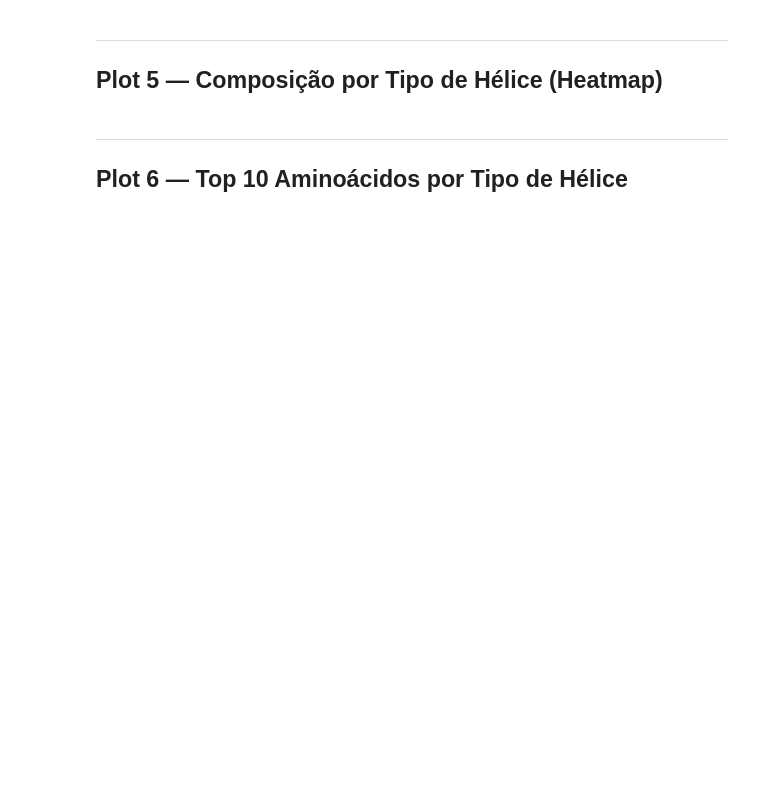
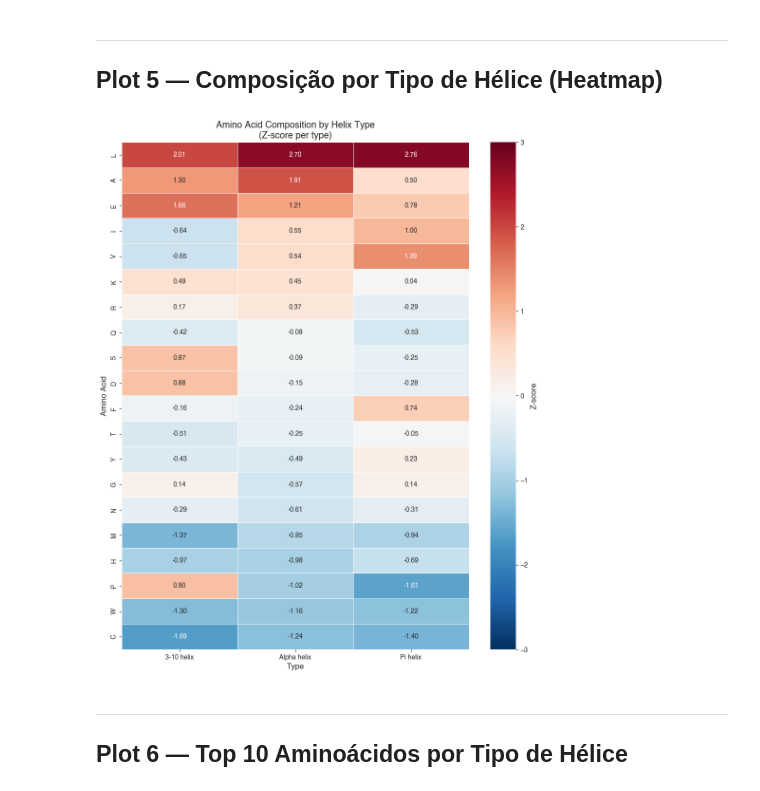
Before and after one commit to madsondeluna/evo-hex, a Jupyter notebook: plots.ipynb, the cells around one changed output. Cells and saved outputs as stored; diff of their text form; code cells hidden in the pictures; blank space fills up the shorter version.

```diff
--- a/plots.ipynb
+++ b/plots.ipynb
@@ -392,27 +406,29 @@ plt.show()
 # %%
 # ── Estilo ────────────────────────────────────────────────────────────────────
 figsize     = (10, 12)
 cmap        = 'RdBu_r'
 annot_fmt   = '.2f'
 line_widths = 0.5
 
 # ── Plot ──────────────────────────────────────────────────────────────────────
 from scipy.stats import zscore as _zscore
 
 pivot = composition_df.pivot(index='AA', columns='Helix_Name', values='Frequency')
 if 'Alpha helix' in pivot.columns:
     pivot = pivot.sort_values('Alpha helix', ascending=False)
 pivot = pivot / 100
 pivot_z = pivot.apply(_zscore, axis=0)   # z-score por tipo de hélice (coluna)
 
 fig, ax = plt.subplots(figsize=figsize)
 sns.heatmap(pivot_z, annot=True, fmt=annot_fmt, cmap=cmap, center=0, vmin=-3, vmax=3,
             cbar_kws={'label': 'Z-score'}, linewidths=line_widths, ax=ax)
 ax.set_title('Amino Acid Composition by Helix Type\n(Z-score per type)', fontsize=FONT_TITLE, fontweight='bold')
-ax.set_ylabel('Amino Acid'); ax.set_xlabel('Helix Type')
+ax.set_ylabel('Amino Acid'); ax.set_xlabel('Type')
 fig.tight_layout(pad=1.5)
 fig.savefig(ANALYSIS / 'helix_type_composition_heatmap.png')
 plt.show()
+# %% [output]
+[figure, added]
 # %% [markdown]
 ---
 ## Plot 6 — Top 10 Aminoácidos por Tipo de Hélice
```
Also changed, not shown: parts of 11 cells of this notebook, 1 other file.
